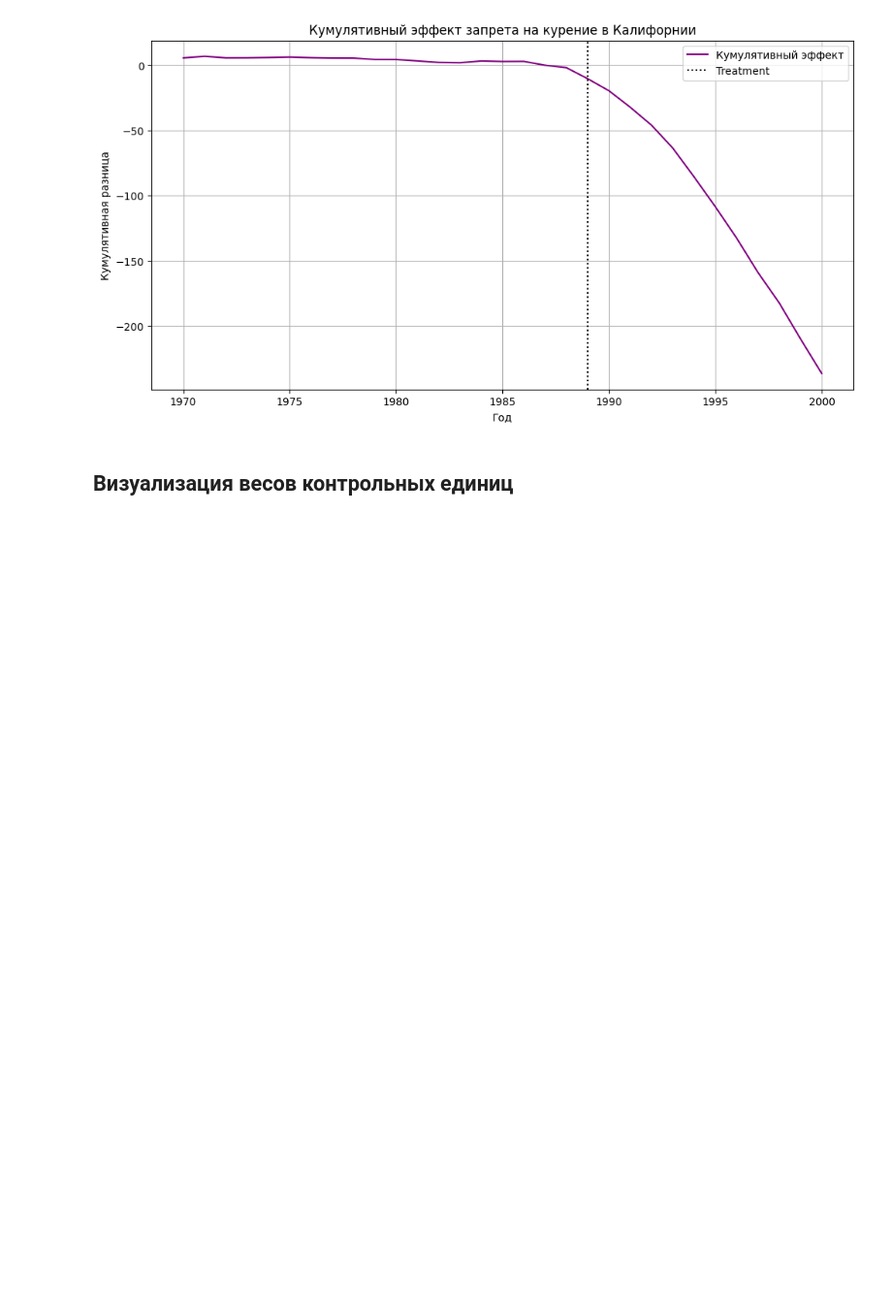
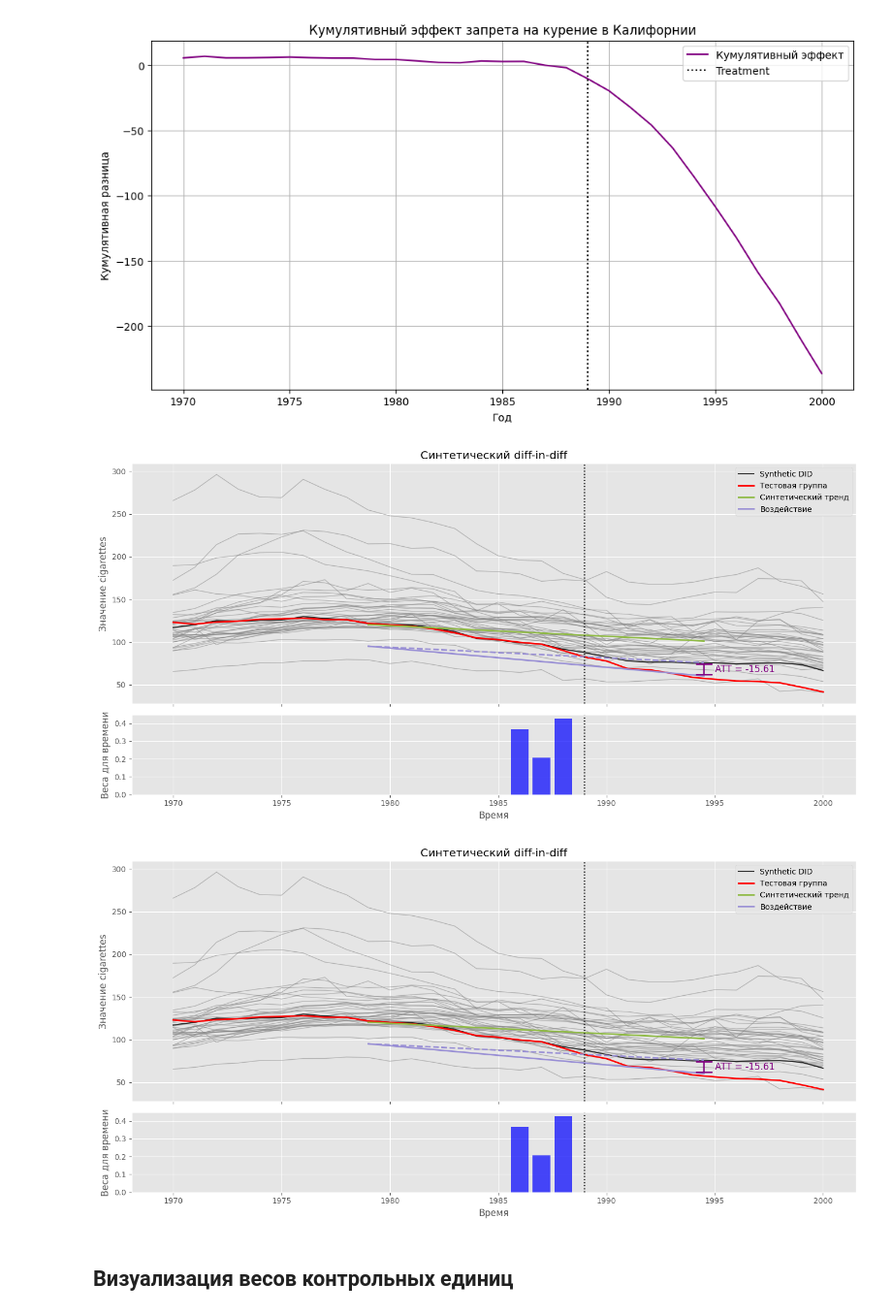
Before and after one commit to 123yaroslav/SynthCtrl, a Jupyter notebook: examples/SyntheticControlBasicUsage.ipynb, the cells around one changed output. Shown: that part at 97% size. Drawn from its saved outputs; the diff is of its cells as text; code cells hidden in the pictures; blank space fills up the shorter version.

```diff
--- a/examples/SyntheticControlBasicUsage.ipynb
+++ b/examples/SyntheticControlBasicUsage.ipynb
@@ -140,6 +165,17 @@ fig = plot_cumulative_effect(
 plt.show()
 # %% [output]
 [figure]
+# %%
+from synthetic_control import SyntheticDIDModel, plot_synthetic_diff_in_diff
+
+plot_synthetic_diff_in_diff(
+    model=sdid_model,
+    T0=1989,
+    figsize=(14, 7)
+)
+# %% [output]
+[figure, added]
+[figure, added]
 # %% [markdown]
 ## Визуализация весов контрольных единиц
 # %%
```
Also changed, not shown: parts of 6 cells of this notebook, 8 other files.
